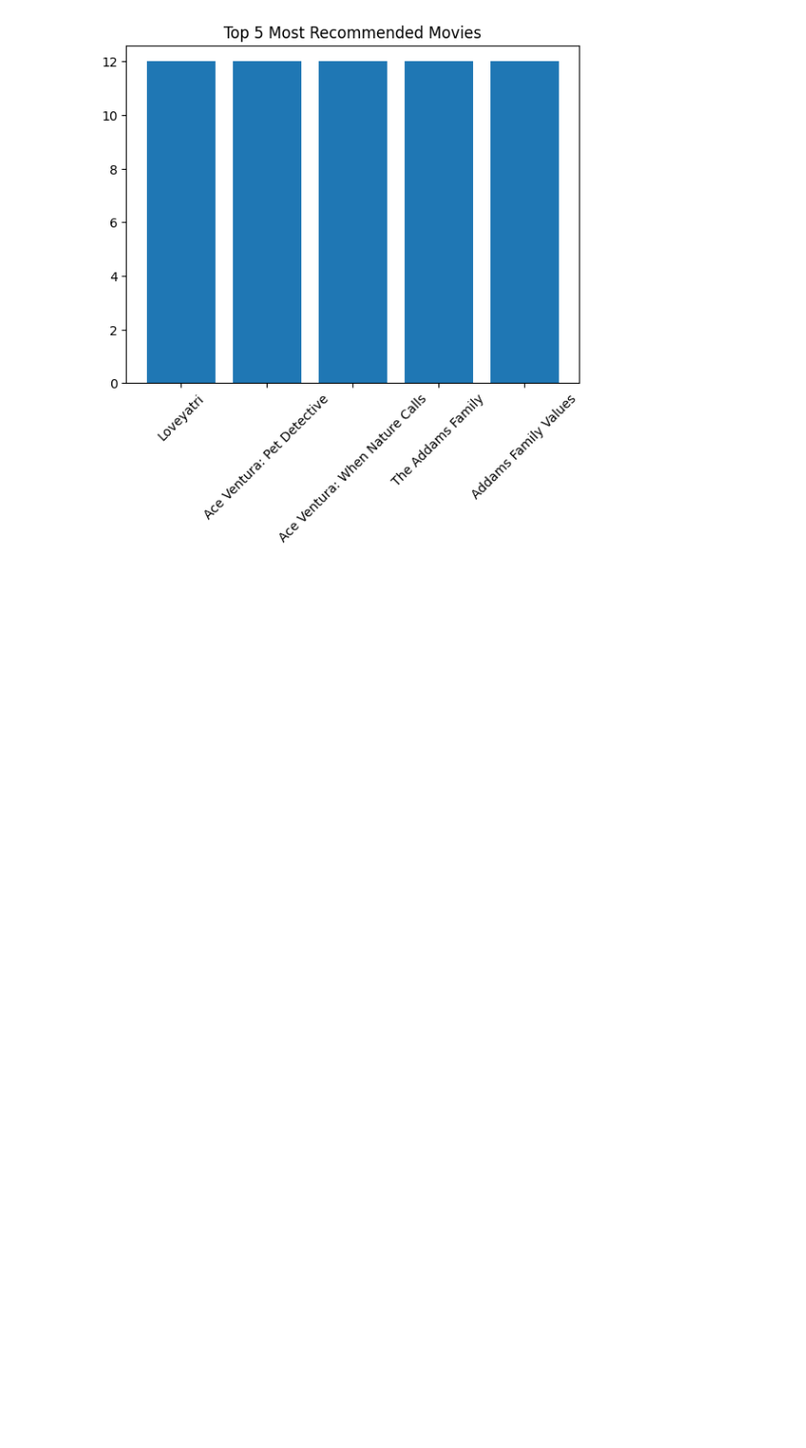
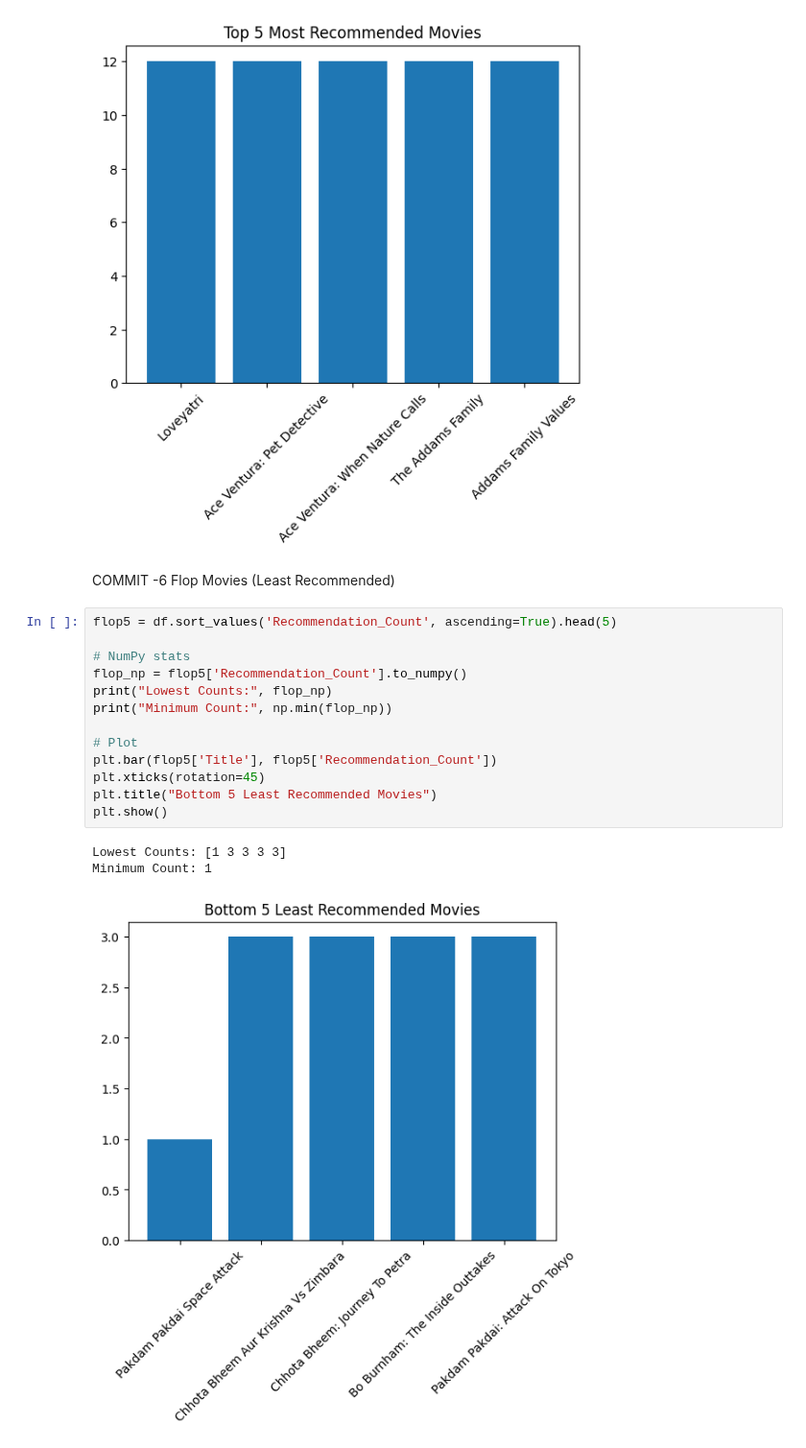
Before and after one commit to ameena0726-ops/Netflix-Analysis, a Jupyter notebook: Netflix_Content_Genre (1).ipynb, the cells around one changed output. Shown at 96% size. Saved outputs shown, nothing was run; the diff lists cells and outputs as text; blank space fills up the shorter version.

Commit message:
Added flop movie detection using Pandas sorting, NumPy min extraction, and Matplotlib plot

```diff
--- a/Netflix_Content_Genre (1).ipynb
+++ b/Netflix_Content_Genre (1).ipynb
@@ -488,3 +488,22 @@ plt.show()
 # %% [output]
 Top 5 Counts: [12 12 12 12 12]
 [figure]
+# %% [markdown]
+COMMIT -6 Flop Movies (Least Recommended)
+# %%
+flop5 = df.sort_values('Recommendation_Count', ascending=True).head(5)
+
+# NumPy stats
+flop_np = flop5['Recommendation_Count'].to_numpy()
+print("Lowest Counts:", flop_np)
+print("Minimum Count:", np.min(flop_np))
+
+# Plot
+plt.bar(flop5['Title'], flop5['Recommendation_Count'])
+plt.xticks(rotation=45)
+plt.title("Bottom 5 Least Recommended Movies")
+plt.show()
+# %% [output]
+Lowest Counts: [1 3 3 3 3]
+Minimum Count: 1
+[figure, added]
```
